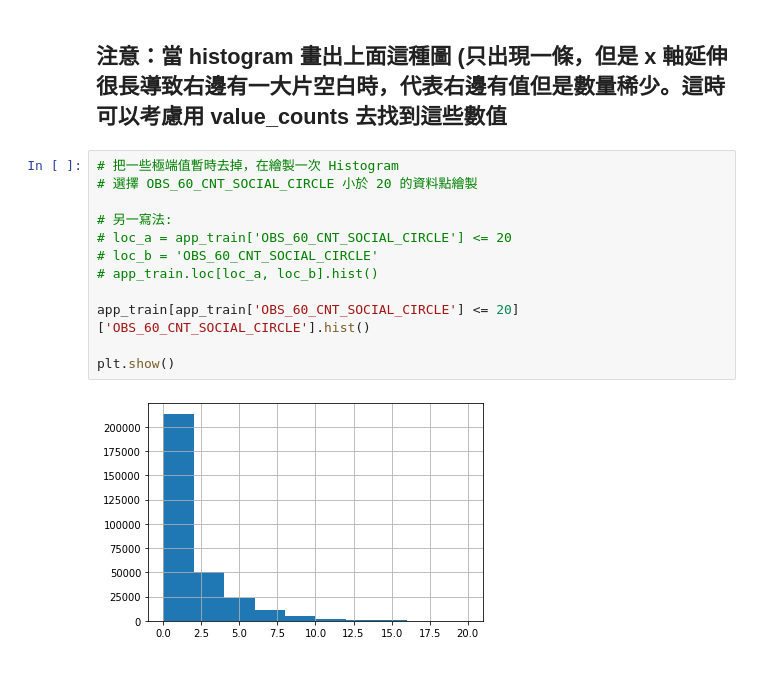
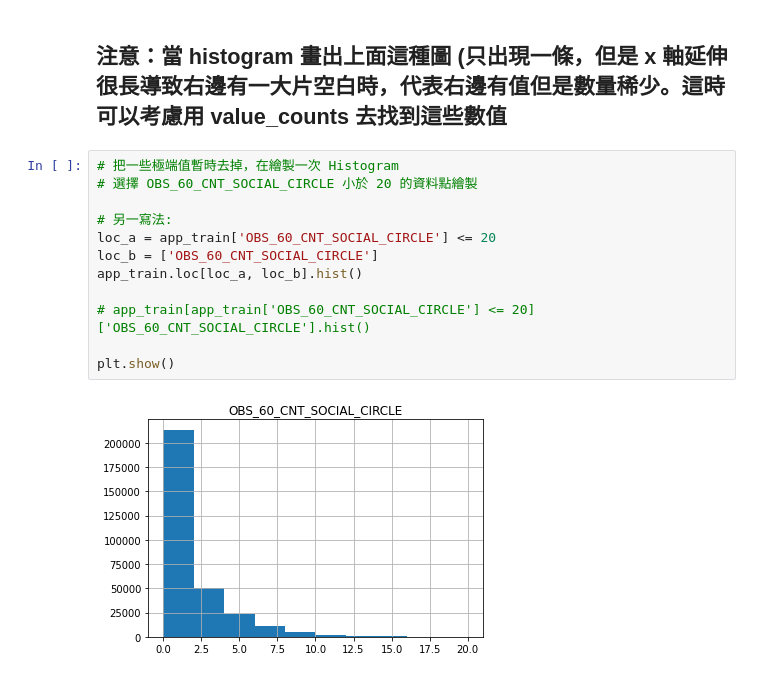
Before and after one commit to yuzonshen/ML100Days, a Jupyter notebook: homework/D009_outliers_detection_HW.ipynb, the cells around one changed output. Drawn from its saved outputs; the diff is of its cells as text.

```diff
--- a/homework/D009_outliers_detection_HW.ipynb
+++ b/homework/D009_outliers_detection_HW.ipynb
@@ -322,14 +322,14 @@ Name: OBS_60_CNT_SOCIAL_CIRCLE, dtype: int64
 # %%
 # 把一些極端值暫時去掉，在繪製一次 Histogram
 # 選擇 OBS_60_CNT_SOCIAL_CIRCLE 小於 20 的資料點繪製
 
 # 另一寫法:
-# loc_a = app_train['OBS_60_CNT_SOCIAL_CIRCLE'] <= 20
-# loc_b = 'OBS_60_CNT_SOCIAL_CIRCLE'
-# app_train.loc[loc_a, loc_b].hist()
+loc_a = app_train['OBS_60_CNT_SOCIAL_CIRCLE'] <= 20
+loc_b = ['OBS_60_CNT_SOCIAL_CIRCLE']
+app_train.loc[loc_a, loc_b].hist()
 
-app_train[app_train['OBS_60_CNT_SOCIAL_CIRCLE'] <= 20]['OBS_60_CNT_SOCIAL_CIRCLE'].hist()
+# app_train[app_train['OBS_60_CNT_SOCIAL_CIRCLE'] <= 20]['OBS_60_CNT_SOCIAL_CIRCLE'].hist()
 
 plt.show()
 # %% [output]
-[figure, old version]
+[figure, new version]
```
